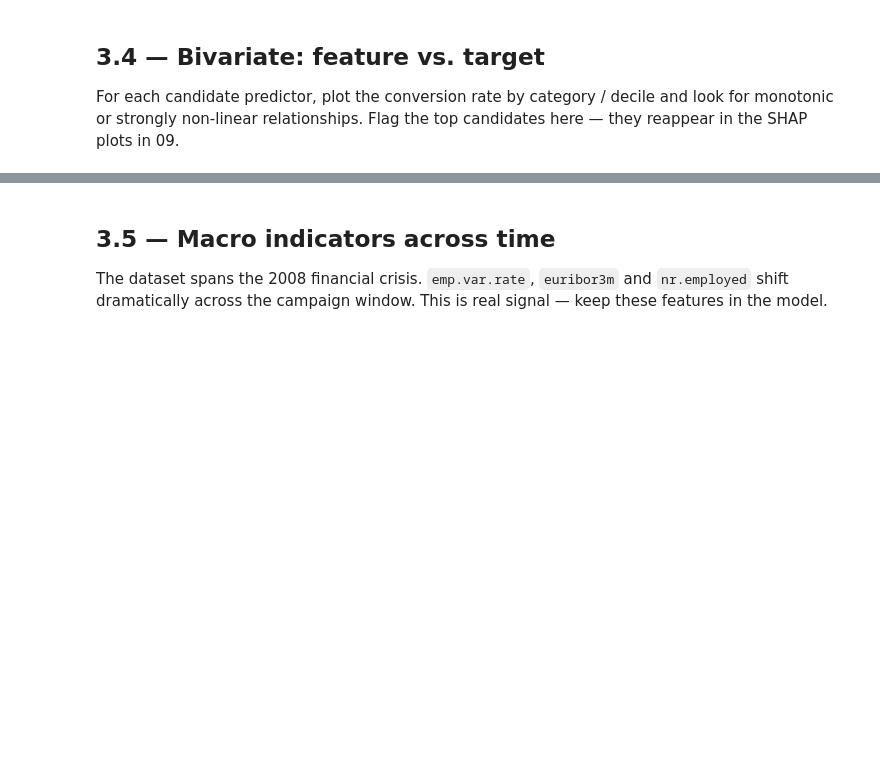
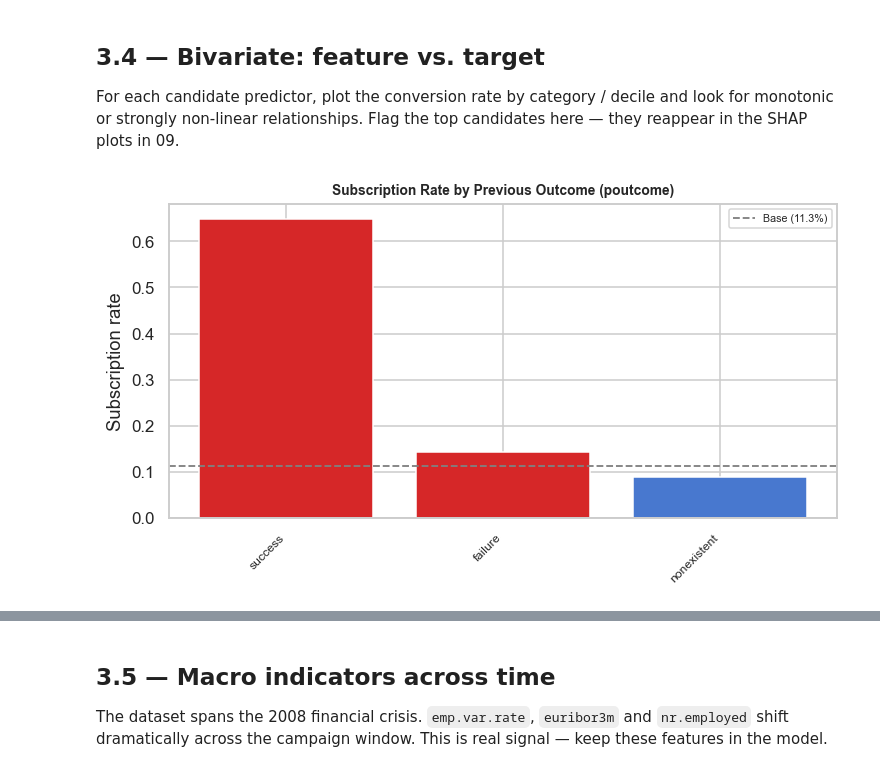
Before and after one commit to Jasper040/Project-4-prediction-framework, a Jupyter notebook: notebooks/03_eda.ipynb, the cells around one changed output, grey strips where cells are left out. Cells and saved outputs as stored; diff of their text form; code cells hidden in the pictures; blank space fills up the shorter version.

```diff
--- a/notebooks/03_eda.ipynb
+++ b/notebooks/03_eda.ipynb
@@ -44,3 +171,100 @@ values, near-constant columns, suspicious 'unknown' rates).
 For each candidate predictor, plot the conversion rate by category /
 decile and look for monotonic or strongly non-linear relationships.
 Flag the top candidates here — they reappear in the SHAP plots in 09.
+# %%
+TARGET = config.TARGET_COL
+base_rate = train_df[TARGET].mean()
+numeric_eda = [
+    'age', 'campaign', 'previous', 'euribor3m',
+    'emp.var.rate', 'cons.price.idx', 'cons.conf.idx', 'nr.employed',
+]
+
+
+def _cat_lift(col, ax, title=None):
+    """Bar chart of mean subscription rate per category level, sorted desc."""
+    rate = train_df.groupby(col)[TARGET].mean().sort_values(ascending=False)
+    bar_colors = ['#d62728' if v > base_rate else '#4878cf' for v in rate.values]
+    ax.bar(range(len(rate)), rate.values, color=bar_colors)
+    ax.axhline(base_rate, linestyle='--', color='grey', linewidth=1.2,
+               label=f'Base ({base_rate:.1%})')
+    ax.set_xticks(range(len(rate)))
+    ax.set_xticklabels(rate.index, rotation=45, ha='right', fontsize=8)
+    ax.set_title(title or col, fontsize=9)
+    ax.set_ylabel('Subscription rate')
+    ax.legend(fontsize=7)
+
+
+def _num_decile(col, ax, title=None):
+    """Subscription rate by decile of a numeric feature."""
+    tmp = train_df[[col, TARGET]].dropna(subset=[col]).copy()
+    tmp['dec'] = pd.qcut(tmp[col], q=10, duplicates='drop', labels=False)
+    rate = tmp.groupby('dec')[TARGET].mean()
+    ax.bar(rate.index, rate.values, color='steelblue')
+    ax.axhline(base_rate, linestyle='--', color='grey', linewidth=1.2,
+               label=f'Base ({base_rate:.1%})')
+    ax.set_xlabel('Decile (0 = lowest value)')
+    ax.set_title(title or f'{col} (deciles)', fontsize=9)
+    ax.set_ylabel('Subscription rate')
+    ax.legend(fontsize=7)
+
+
+# -- Spotlight: poutcome --------------------------------------------------
+fig, ax = plt.subplots(figsize=(7, 4))
+_cat_lift('poutcome', ax, 'Subscription Rate by Previous Outcome (poutcome)')
+fig.tight_layout()
+viz.save_fig(fig, '03_eda_poutcome_lift')
+plt.show()
+
+# -- Spotlight: contact method --------------------------------------------
+fig, ax = plt.subplots(figsize=(6, 4))
+_cat_lift('contact', ax, 'Subscription Rate by Contact Method')
+fig.tight_layout()
+viz.save_fig(fig, '03_eda_contact_lift')
+plt.show()
+
+# -- Spotlight: month -----------------------------------------------------
+fig, ax = plt.subplots(figsize=(9, 4))
+_cat_lift('month', ax, 'Subscription Rate by Month of Last Contact')
+fig.tight_layout()
+viz.save_fig(fig, '03_eda_month_lift')
+plt.show()
+
+# -- Spotlight: euribor3m (deciles) ---------------------------------------
+fig, ax = plt.subplots(figsize=(7, 4))
+_num_decile('euribor3m', ax, 'Subscription Rate by Euribor 3M Rate Decile')
+fig.tight_layout()
+viz.save_fig(fig, '03_eda_euribor3m_decile')
+plt.show()
+
+# -- Spotlight: age (deciles) ---------------------------------------------
+fig, ax = plt.subplots(figsize=(7, 4))
+_num_decile('age', ax, 'Subscription Rate by Age Decile')
+fig.tight_layout()
+viz.save_fig(fig, '03_eda_age_decile')
+plt.show()
+
+# -- All categoricals overview --------------------------------------------
+ncols = 5
+n_cats = len(config.CATEGORICAL_COLS)
+nrows = (n_cats + ncols - 1) // ncols
+fig, axes = plt.subplots(nrows, ncols, figsize=(24, 4 * nrows))
+flat = axes.flatten()
+for i, col in enumerate(config.CATEGORICAL_COLS):
+    _cat_lift(col, flat[i])
+for j in range(n_cats, len(flat)):
+    flat[j].set_visible(False)
+fig.suptitle('Subscription Rate per Categorical Feature — Train Set', fontweight='bold')
+fig.tight_layout()
+viz.save_fig(fig, '03_eda_categorical_lift_all')
+plt.show()
+
+# -- All numerics (decile) overview ---------------------------------------
+fig, axes = plt.subplots(2, 4, figsize=(18, 9))
+for ax, col in zip(axes.flatten(), numeric_eda):
+    _num_decile(col, ax)
+fig.suptitle('Subscription Rate by Numeric Feature Decile — Train Set', fontweight='bold')
+fig.tight_layout()
+viz.save_fig(fig, '03_eda_numeric_lift_all')
+plt.show()
+# %% [output]
+[figure, added]
```
Also changed, not shown: parts of 7 cells of this notebook, 2 other files.
